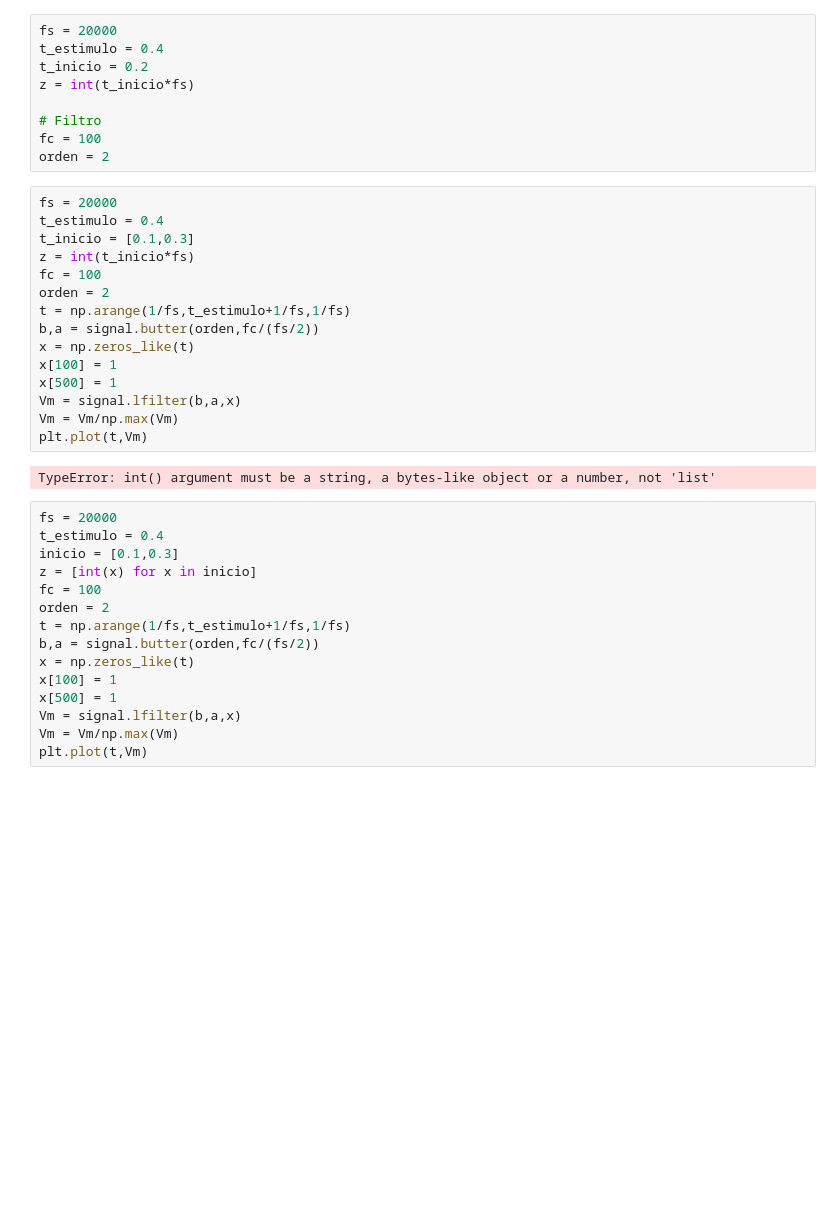
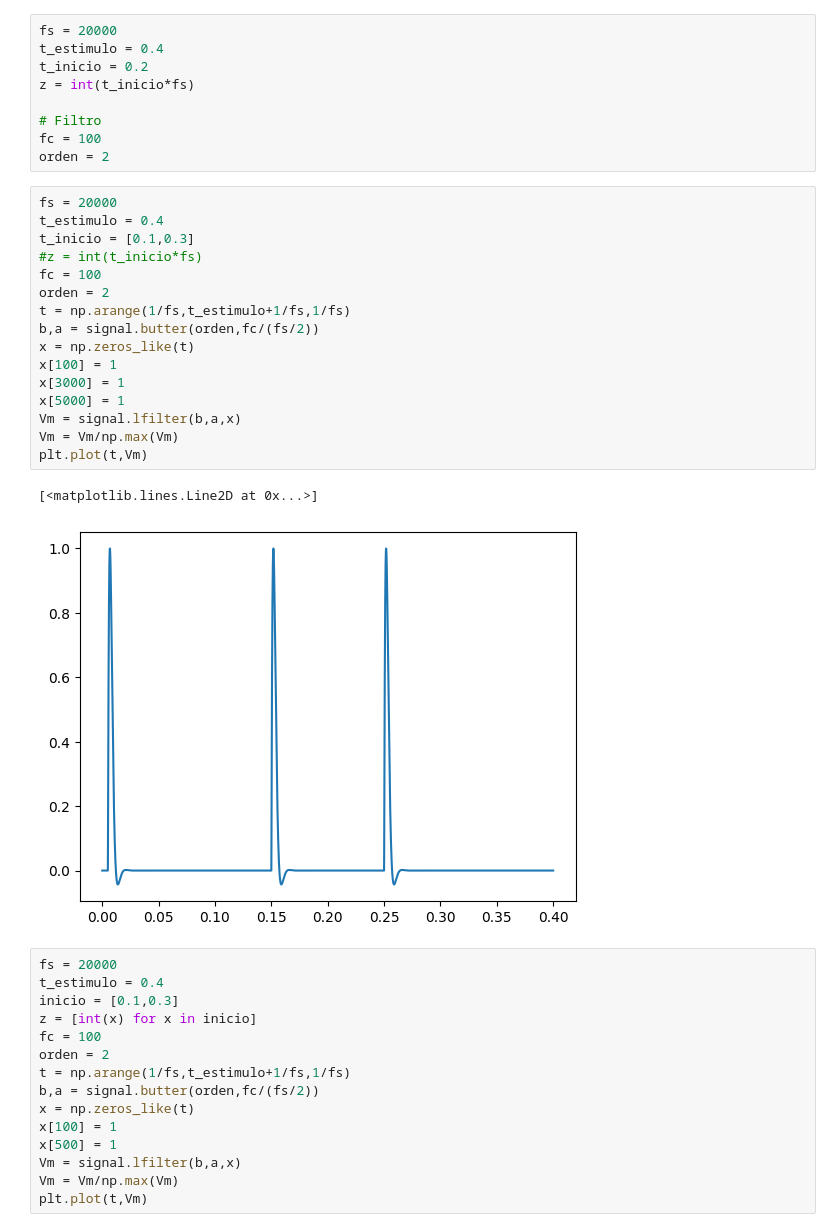
Before and after one commit to rmserra/proyecto-de-graduacion, a Jupyter notebook: modelo_sinpoo.ipynb, the cells around one changed output. Cells and saved outputs as stored; diff of their text form; blank space fills up the shorter version.

```diff
--- a/modelo_sinpoo.ipynb
+++ b/modelo_sinpoo.ipynb
@@ -47,20 +47,22 @@ orden = 2
 # %%
 fs = 20000
 t_estimulo = 0.4
 t_inicio = [0.1,0.3]
-z = int(t_inicio*fs)
+#z = int(t_inicio*fs)
 fc = 100
 orden = 2
 t = np.arange(1/fs,t_estimulo+1/fs,1/fs)
 b,a = signal.butter(orden,fc/(fs/2))
 x = np.zeros_like(t)
 x[100] = 1
-x[500] = 1
+x[3000] = 1
+x[5000] = 1
 Vm = signal.lfilter(b,a,x)
 Vm = Vm/np.max(Vm)
 plt.plot(t,Vm)
 # %% [output]
-TypeError: int() argument must be a string, a bytes-like object or a number, not 'list'
+[<matplotlib.lines.Line2D at 0x...>]
+[figure, added]
 # %%
 fs = 20000
 t_estimulo = 0.4
```
Also changed, not shown: 1 other file.
